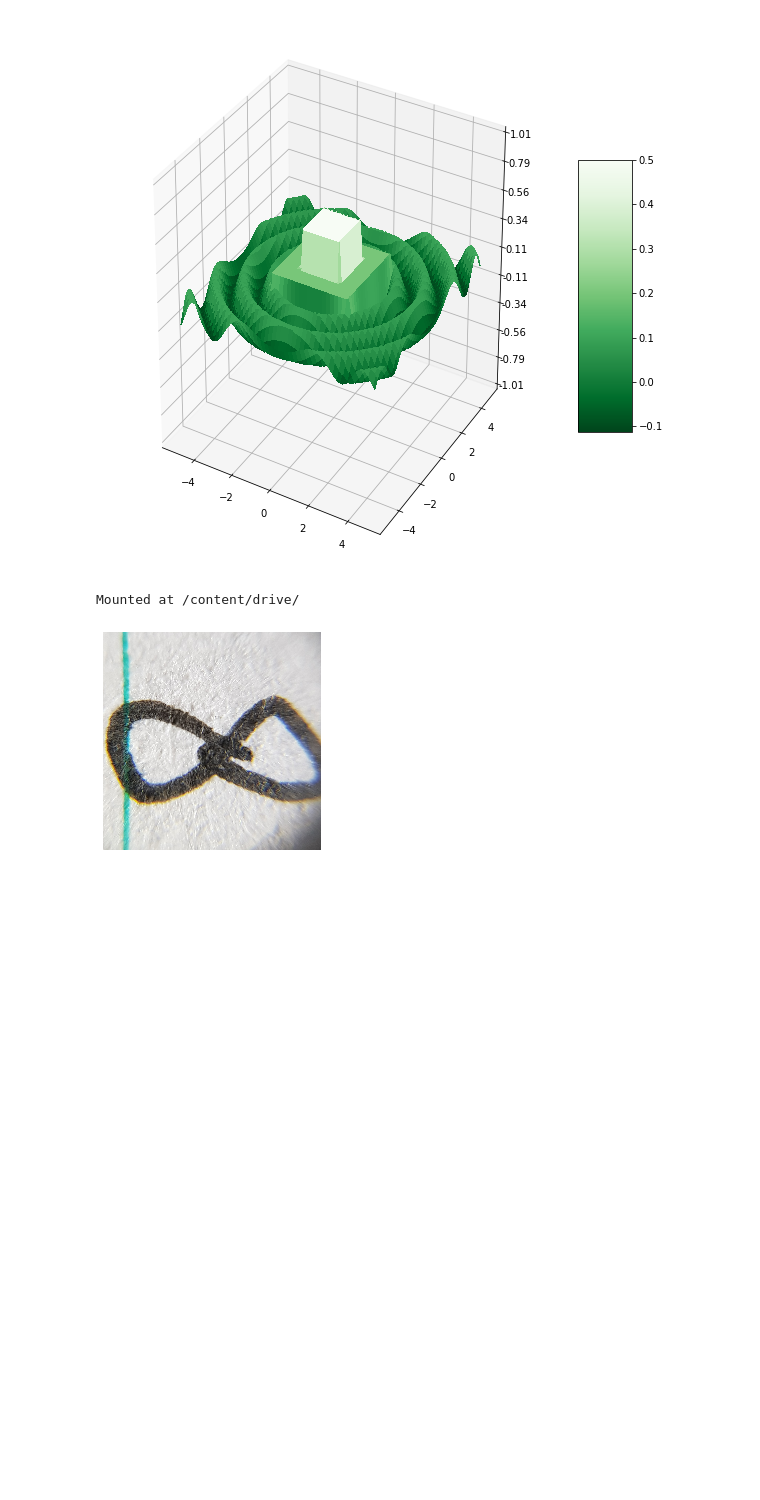
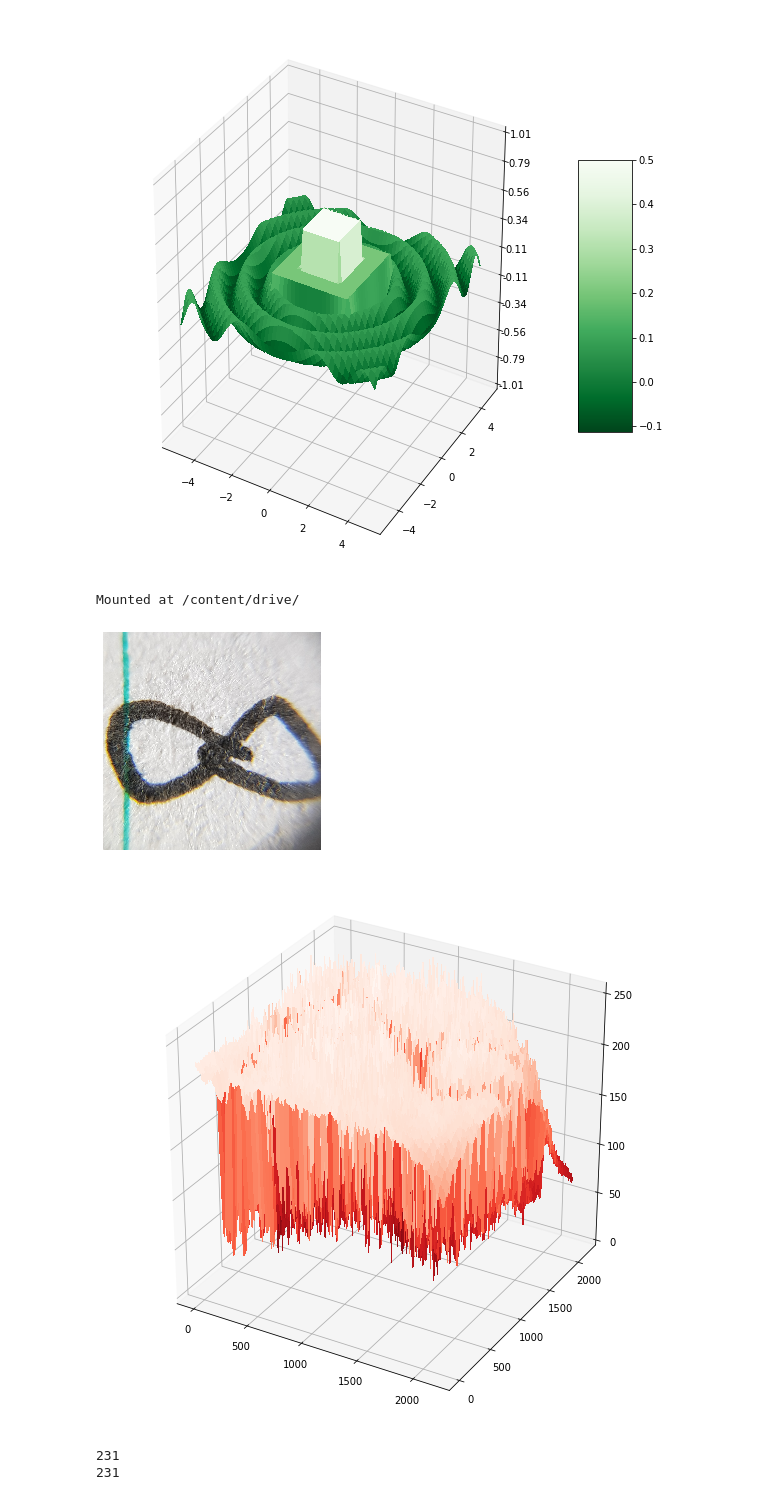
Before and after one commit to esa-prakasa/openCV-Python, a Jupyter notebook: plot3d.ipynb, the cells around one changed output. Cells and saved outputs as stored; diff of their text form; code cells hidden in the pictures; blank space fills up the shorter version.

```diff
--- a/plot3d.ipynb
+++ b/plot3d.ipynb
@@ -85,26 +85,71 @@ plt.show()
 # %%
 from google.colab import drive
 drive.mount("/content/drive/", force_remount=True)
 #/content/drive/My Drive/datafont/
 #!cd sample_data/
 #!ls -l
 
 from mpl_toolkits.mplot3d import Axes3D
 import matplotlib.pyplot as plt
 from matplotlib import cm
 from matplotlib.ticker import LinearLocator, FormatStrFormatter
 import numpy as np
 import cv2
 import matplotlib
 
 
 img = matplotlib.pyplot.imread("/content/drive/My Drive/datafont/delapan/20190508_230410.jpg", format=None)
 
 
+
 fig, ax = plt.subplots()
 im = ax.imshow(img)
 ax.axis('off')
 plt.show()
+
+#print(img[0,0,1])
+[M,N,c] = img.shape
+
+img2 = np.zeros((M,N), dtype=int)
+#M = 10
+#N = 10
+
+for i in range(M):
+  for j in range(N):
+    val = img[i,j,0]
+    img2[i,j] = val
+
+    #print('i '+str(i)+' j '+str(j)+' val '+str(val))
+
+X1 = np.arange(0, M, 1)
+Y1 = np.arange(0, N, 1)
+
+X2, Y2 = np.meshgrid(X1, Y1)
+
+
+
+fig = plt.figure(figsize=(10, 10))
+ax = fig.gca(projection='3d')
+
+# Plot the surface.
+surf = ax.plot_surface(X2, Y2, img2, cmap=cm.Reds_r,
+                       linewidth=0, antialiased=False)
+
+# Customize the z axis.
+#ax.set_zlim(-1.01, 1.01)
+#ax.zaxis.set_major_locator(LinearLocator(10))
+#ax.zaxis.set_major_formatter(FormatStrFormatter('%.02f'))
+
+# Add a color bar which maps values to colors.
+#fig.colorbar(surf, shrink=0.5, aspect=5)
+
+plt.show()
+
+print(img[0,0,0])
+print(img2[0,0])
 # %% [output]
 Mounted at /content/drive/
 [figure]
+[figure, added]
+231
+231
```
Also changed, not shown: parts of 1 cell of this notebook.
